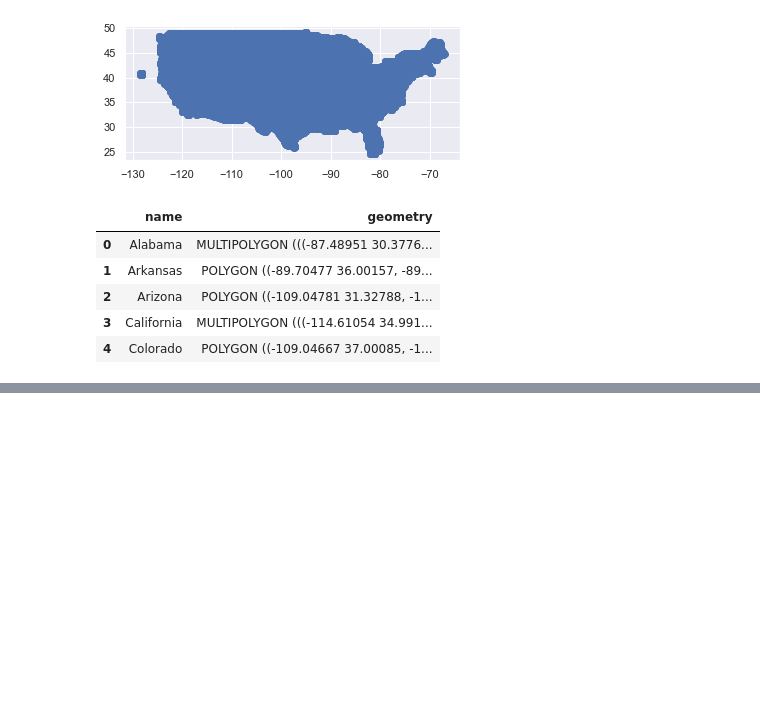
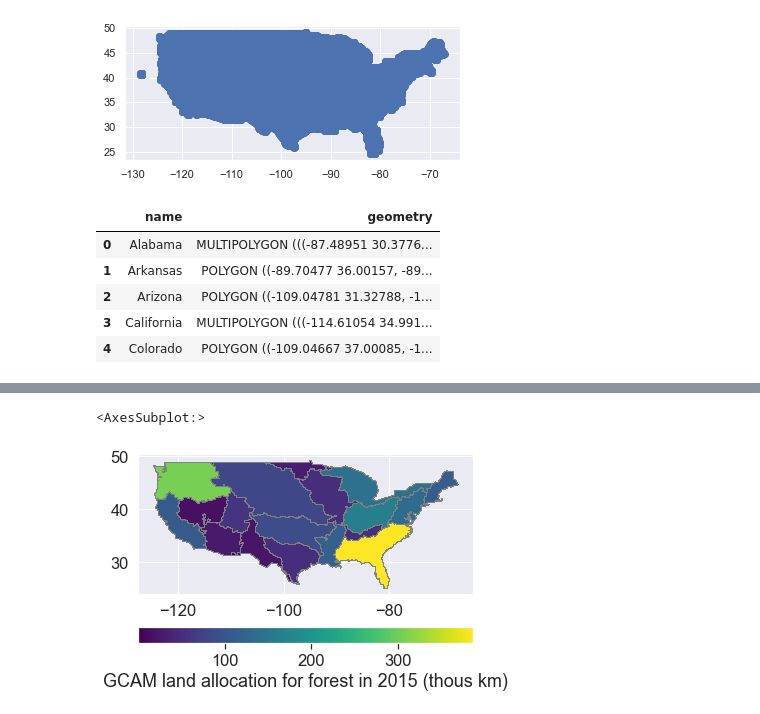
Before and after one commit to IMMM-SFA/im3vis, a Jupyter notebook: notebooks/trash.ipynb, the cells around one changed output, grey strips where cells are left out. Saved outputs shown, nothing was run; the diff lists cells and outputs as text; code cells hidden in the pictures; blank space fills up the shorter version.

```diff
--- a/notebooks/trash.ipynb
+++ b/notebooks/trash.ipynb
@@ -187,0 +207,37 @@ bdf.head()
+# %%
+conus_basins = '/Users/d3y010/Desktop/conus_basins.shp'
+gxf = gpd.read_file(conus_basins)
+
+forest_mapping = {'Forest': 'forest', 'ProtectedUnmanagedForest': 'forest', 'UnmanagedForest': 'forest'}
+
+# only account for forest mapping for demonstration
+gcam_df['demeter_lc'] = gcam_df['landclass'].map(forest_mapping)
+
+# only keep forest classes in the USA
+gcam_df = gcam_df.loc[(gcam_df['demeter_lc'] == 'forest') & (gcam_df['region'] == 'USA')].copy()
+
+# only keep what we need
+gcam_us = gcam_df[['metric_id', 'demeter_lc', target_year]].copy()
+
+# group by metric id
+grp_us = gcam_us.groupby('metric_id').sum()
+grp_us.reset_index(inplace=True)
+
+# rename metric id field
+grp_us.rename(columns={'metric_id': 'basin_id'}, inplace=True)
+
+# merge with spatial boundaries
+mdf = gxf.merge(grp_us, on='basin_id')
+
+fig, ax = plt.subplots(1, 1)
+mdf.plot(column=target_year,
+         ax=ax,
+         legend=True,
+         figsize=(15, 10),
+         edgecolor='grey',
+         legend_kwds={'label': f"GCAM land allocation for forest in {target_year} (thous km)",
+                      'orientation': "horizontal"},
+         cmap='viridis')
+# %% [output]
+<AxesSubplot:>
+[figure, added]
```
Also changed, not shown: parts of 2 cells of this notebook, 7 other files.
